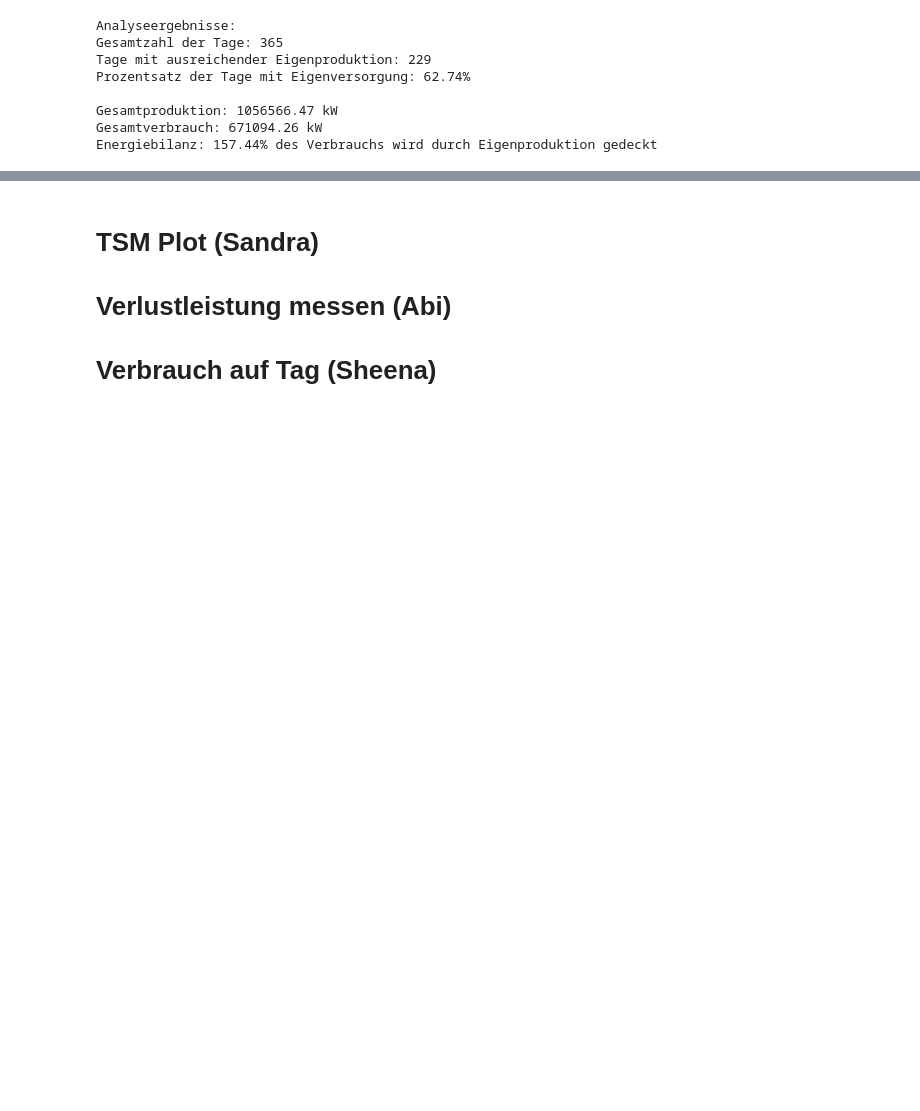
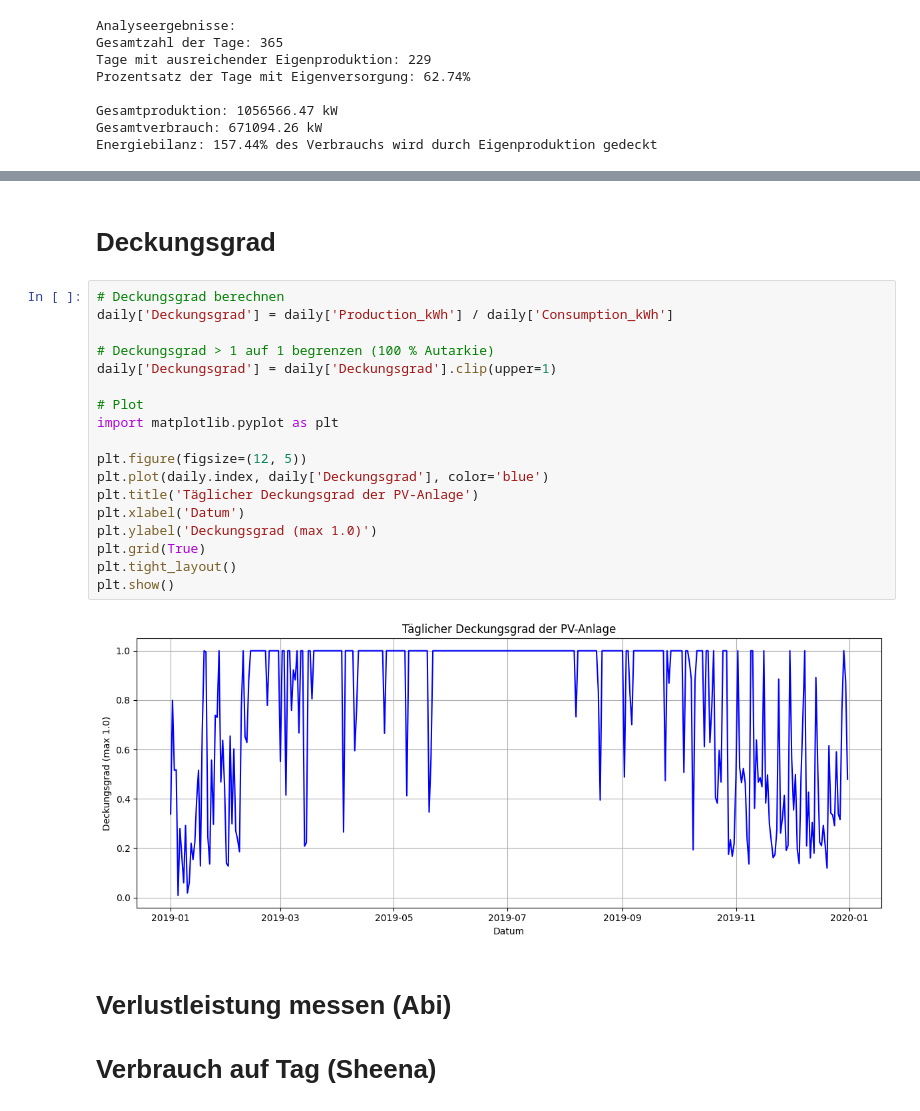
Before and after one commit to abishanaru/PV-Optimisation, a Jupyter notebook: main.ipynb, the cells around one changed output, grey strips where cells are left out. Cells and saved outputs as stored; diff of their text form; blank space fills up the shorter version.

```diff
--- a/main.ipynb
+++ b/main.ipynb
@@ -127,4 +189,25 @@ Energiebilanz: 157.44% des Verbrauchs wird durch Eigenproduktion gedeckt
+# %% [markdown]
+# Deckungsgrad
+# %%
+# Deckungsgrad berechnen
+daily['Deckungsgrad'] = daily['Production_kWh'] / daily['Consumption_kWh']
+
+# Deckungsgrad > 1 auf 1 begrenzen (100 % Autarkie)
+daily['Deckungsgrad'] = daily['Deckungsgrad'].clip(upper=1)
+
+# Plot
+import matplotlib.pyplot as plt
+
+plt.figure(figsize=(12, 5))
+plt.plot(daily.index, daily['Deckungsgrad'], color='blue')
+plt.title('Täglicher Deckungsgrad der PV-Anlage')
+plt.xlabel('Datum')
+plt.ylabel('Deckungsgrad (max 1.0)')
+plt.grid(True)
+plt.tight_layout()
+plt.show()
+# %% [output]
+[figure, added]
 # %% [markdown]
-# TSM Plot (Sandra)
 # Verlustleistung messen (Abi)
 # Verbrauch auf Tag (Sheena)
```
Also changed, not shown: parts of 4 cells of this notebook, 1 other file.
